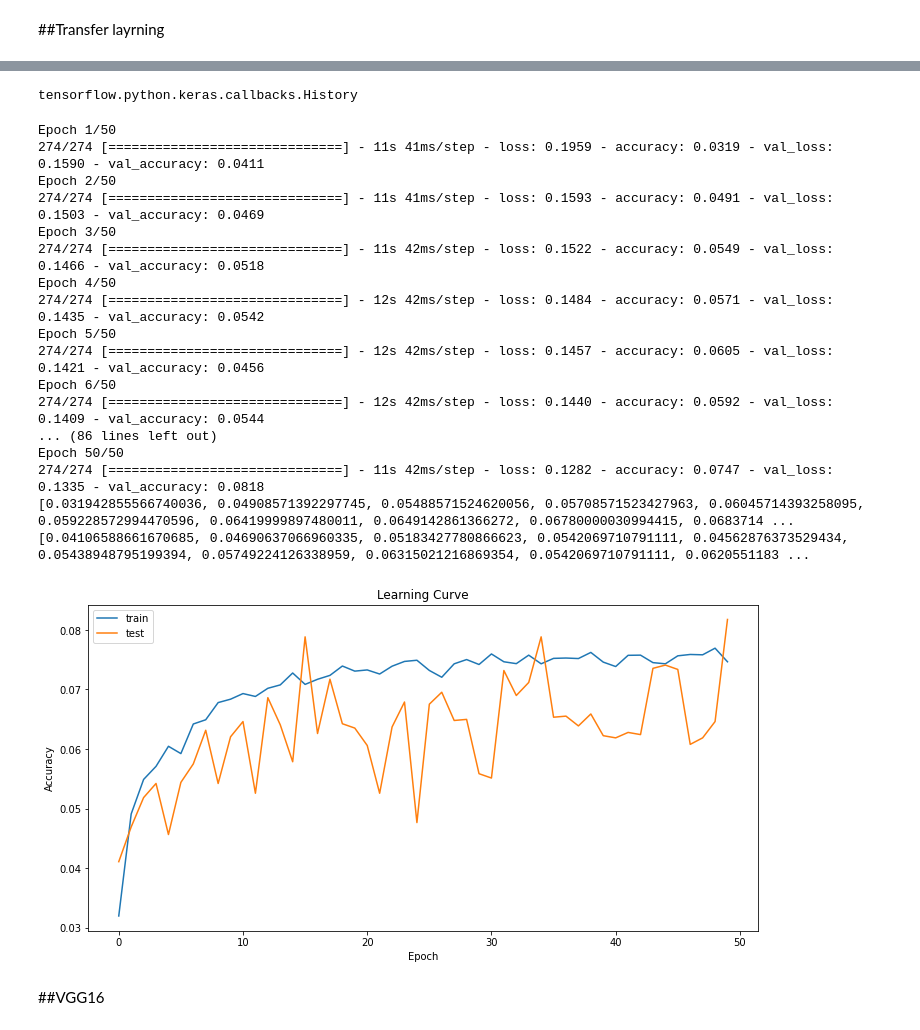
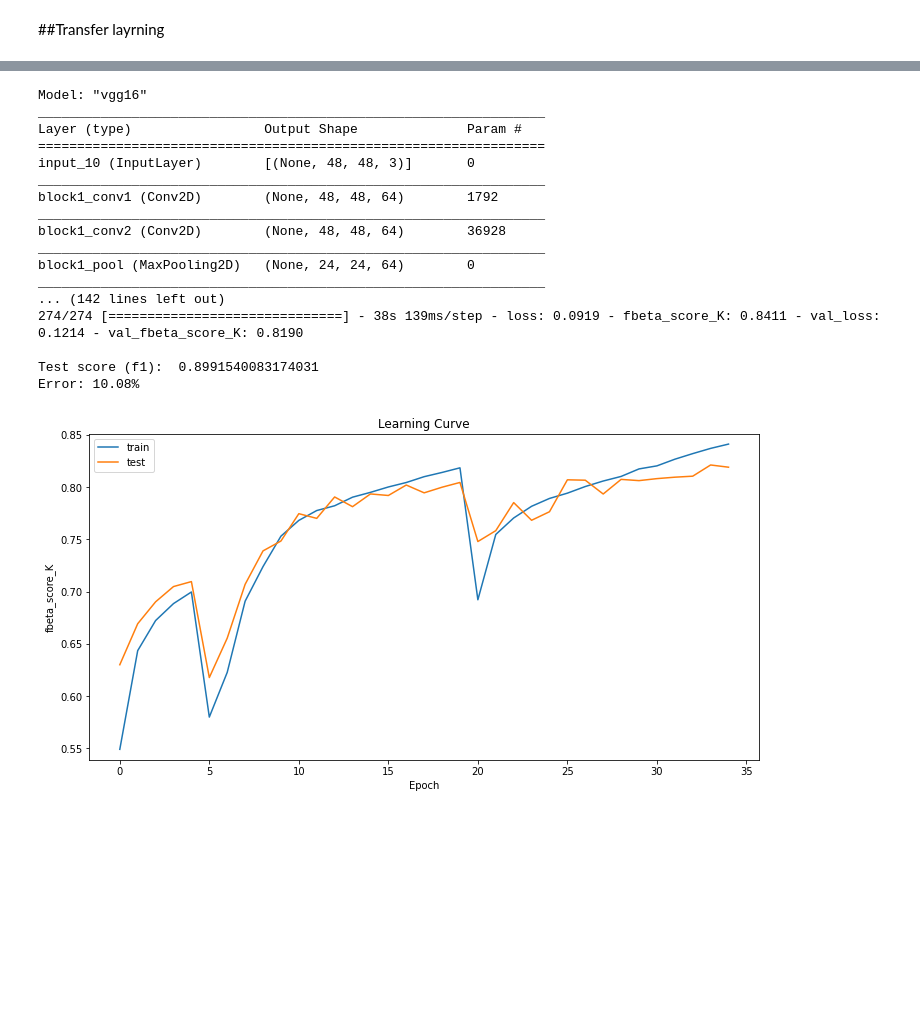
Before and after one commit to JakubStanczak/Amazon_forest_classification, a Jupyter notebook: Amazon_forest.ipynb, the cells around one changed output, grey strips where cells are left out. Cells and saved outputs as stored; diff of their text form; code cells hidden in the pictures; blank space fills up the shorter version.

Commit message:
Added learning curve plot

```diff
--- a/Amazon_forest.ipynb
+++ b/Amazon_forest.ipynb
@@ -225,31 +234,3 @@ draw_learning_curve([[2,3],[1,2]])
-# %%
-type(history)
-# %% [output]
-tensorflow.python.keras.callbacks.History
-# %%
-def draw_learning_curve(history, key='accuracy', ylim=(0.8, 1.01)):
-  plt.figure(figsize=(12,6))
-
-  if type(history) == tensorflow.python.keras.callbacks.History:
-    plt.plot(history.history[key])
-    plt.plot(history.history['val_' + key])
-  else:
-    history = list(history)
-    train_hiostory = history[0]
-    test_hiostory = history[1]
-
-    print(train_hiostory)
-    print(test_hiostory)
-
-    plt.plot(train_hiostory)
-    plt.plot(test_hiostory)
-
-  plt.title('Learning Curve')
-  plt.ylabel(key.title())
-  plt.xlabel('Epoch')
-  # plt.ylim(ylim)
-  plt.legend(['train', 'test'], loc='best')
-  plt.show()
 # %%
 train_history = []
 test_history = []
@@ -302,23 +334,26 @@ def add_mlp_to_base_model(base_model):
 # %%
-test_base_model(VGG16(weights='imagenet', include_top=False, input_shape=(48, 48, 3)))
+trainable_layers = [0, 4, 8]
+epochs           = [5, 15, 15]
+test_plan = zip(trainable_layers, epochs)
+
+base_model = VGG16(weights='imagenet', include_top=False, input_shape=(48, 48, 3))
+test_base_model(base_model, test_plan)
 # %% [output]
-Epoch 1/50
-274/274 [==============================] - 11s 41ms/step - loss: 0.1959 - accuracy: 0.0319 - val_loss: 0.1590 - val_accuracy: 0.0411
-Epoch 2/50
-274/274 [==============================] - 11s 41ms/step - loss: 0.1593 - accuracy: 0.0491 - val_loss: 0.1503 - val_accuracy: 0.0469
-Epoch 3/50
-274/274 [==============================] - 11s 42ms/step - loss: 0.1522 - accuracy: 0.0549 - val_loss: 0.1466 - val_accuracy: 0.0518
-Epoch 4/50
-274/274 [==============================] - 12s 42ms/step - loss: 0.1484 - accuracy: 0.0571 - val_loss: 0.1435 - val_accuracy: 0.0542
-Epoch 5/50
-274/274 [==============================] - 12s 42ms/step - loss: 0.1457 - accuracy: 0.0605 - val_loss: 0.1421 - val_accuracy: 0.0456
-Epoch 6/50
-274/274 [==============================] - 12s 42ms/step - loss: 0.1440 - accuracy: 0.0592 - val_loss: 0.1409 - val_accuracy: 0.0544
-... (86 lines left out)
-Epoch 50/50
-274/274 [==============================] - 11s 42ms/step - loss: 0.1282 - accuracy: 0.0747 - val_loss: 0.1335 - val_accuracy: 0.0818
-[0.031942855566740036, 0.04908571392297745, 0.05488571524620056, 0.05708571523427963, 0.06045714393258095, 0.059228572994470596, 0.06419999897480011, 0.0649142861366272, 0.06780000030994415, 0.0683714 ...
-[0.04106588661670685, 0.04690637066960335, 0.05183427780866623, 0.0542069710791111, 0.04562876373529434, 0.05438948795199394, 0.05749224126338959, 0.06315021216869354, 0.0542069710791111, 0.0620551183 ...
+Model: "vgg16"
+_________________________________________________________________
+Layer (type)                 Output Shape              Param #
+=================================================================
+input_10 (InputLayer)        [(None, 48, 48, 3)]       0
+_________________________________________________________________
+block1_conv1 (Conv2D)        (None, 48, 48, 64)        1792
+_________________________________________________________________
+block1_conv2 (Conv2D)        (None, 48, 48, 64)        36928
+_________________________________________________________________
+block1_pool (MaxPooling2D)   (None, 24, 24, 64)        0
+_________________________________________________________________
+... (142 lines left out)
+274/274 [==============================] - 38s 139ms/step - loss: 0.0919 - fbeta_score_K: 0.8411 - val_loss: 0.1214 - val_fbeta_score_K: 0.8190
+
+Test score (f1):  0.8991540083174031
+Error: 10.08%
-[figure, old version]
+[figure, new version]
-# %% [markdown]
-##VGG16
```
Also changed, not shown: parts of 20 cells of this notebook.
